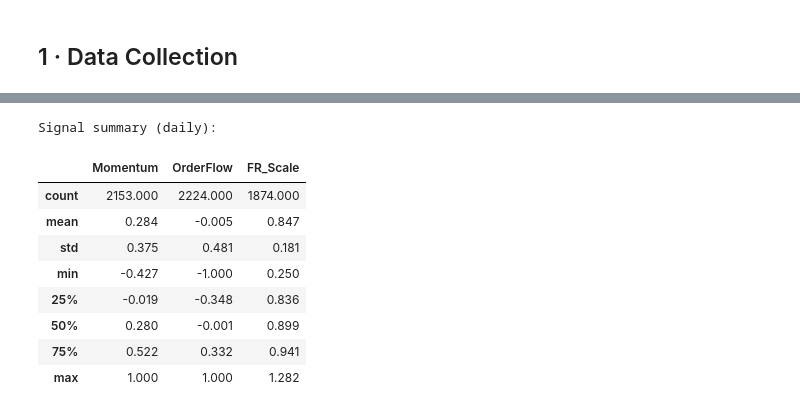
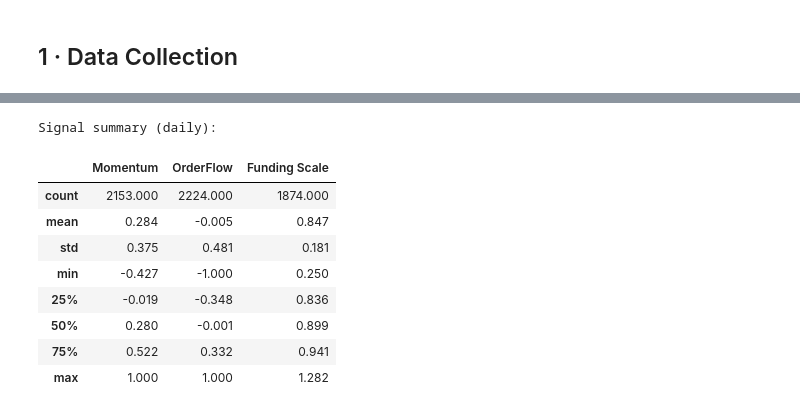
Before and after one commit to Khdeng/BTC-CTA-Strategy, a Jupyter notebook: btc_cta_strategy.ipynb, the cells around one changed output, grey strips where cells are left out. Cells and saved outputs as stored; diff of their text form; code cells hidden in the pictures.

```diff
--- a/btc_cta_strategy.ipynb
+++ b/btc_cta_strategy.ipynb
@@ -374,55 +174,45 @@ At the *daily* frequency, taker imbalance is **autocorrelated** — elevated agg
 # %%
-# ── Signal 1: Multi-Horizon Time-Series Momentum ──────────────────────────────
-# Lookbacks: 91 / 182 / 365 days = true 3M / 6M / 12M in calendar-day crypto data.
-# (Crypto trades 365d/year with no gaps, so 365 ≠ 252 equity business days.)
-# Each horizon normalised by its own path-vol so magnitudes are comparable.
+ANN = 365
+MOMENTUM_LOOKBACKS = (91, 182, 365)
+MOMENTUM_CLIP = 3.0
+FR_MULTIPLIER = 1.5                  # Converts funding rate to size scalar; higher = more sensitive to crowding
+FR_SMOOTH_WINDOW = 7
+TARGET_VOL = 0.60
+MAX_LEV = 2.0
 
-ANN = 365   # annualisation constant throughout (crypto trades every day)
-
-def sig_momentum(close, lookbacks=(91, 182, 365)):
-    dr = close.pct_change()
-    sigs = [
-        (close.pct_change(h) / (dr.rolling(h).std() * np.sqrt(h)).replace(0, np.nan)
-         ).clip(-3, 3) / 3
+def calculate_momentum(close, lookbacks=MOMENTUM_LOOKBACKS):
+    daily_ret = close.pct_change()
+    momentum_signals = [
+        (close.pct_change(h) / (daily_ret.rolling(h).std() * np.sqrt(h)).replace(0, np.nan)
+         ).clip(-MOMENTUM_CLIP, MOMENTUM_CLIP) / MOMENTUM_CLIP
         for h in lookbacks
     ]
-    return pd.concat(sigs, axis=1).mean(axis=1).rename('momentum')
+    return pd.concat(momentum_signals, axis=1).mean(axis=1).rename('momentum')
 
 
-# ── Signal 2: Funding Rate → Position Size Modifier ───────────────────────────
-# Maps the smoothed annualised funding rate to a scalar in [0.25, 1.40].
-#   FR ~= 0 (neutral)         → scale = 1.0  (no adjustment)
-#   FR > 0.5 (very elevated)  → scale = 0.25 (crowded longs, cut size)
-#   FR < -0.1 (negative)      → scale = 1.40 (crowded shorts, add size)
-# Applied AFTER combining directional signals — modulates size, not direction.
-
-def funding_size_modifier(fr, smooth_window=7, clip_lo=0.25, clip_hi=1.40):
-    fr_smooth = fr.rolling(smooth_window).mean()
-    scale = 1.0 - fr_smooth * 1.5   # fr=0 → 1.0; high fr → <1; negative → >1
+def calculate_funding_scale(fr_ann, smooth_window=FR_SMOOTH_WINDOW, clip_lo=0.25, clip_hi=1.40):
+    # Mapping: +50% funding → 0.25x size; -20% funding → 1.30x size
+    fr_smooth = fr_ann.rolling(smooth_window).mean()
+    scale = 1.0 - fr_smooth * FR_MULTIPLIER
     return scale.clip(clip_lo, clip_hi).rename('fr_scale')
 
 
-# ── Signal 3: Taker Order-Flow Imbalance ──────────────────────────────────────
-# 21-day z-score of taker buy ratio.
-# High → aggressive buyers dominate → trend-confirming (bullish).
-
-def sig_orderflow(tbr, lookback=21):
-    z = (tbr - tbr.rolling(lookback).mean()) / \
-        tbr.rolling(lookback).std().replace(0, np.nan)
-    return (z / 2).clip(-1, 1).rename('orderflow')
+def calculate_orderflow(taker_buy_ratio, lookback=21):
+    zscore = (taker_buy_ratio - taker_buy_ratio.rolling(lookback).mean()) / \
+             taker_buy_ratio.rolling(lookback).std().replace(0, np.nan)
+    return (zscore / 2).clip(-1, 1).rename('orderflow')
 
 
-close = daily['close']
-mom   = sig_momentum(close)
-ofi   = sig_orderflow(daily['taker_buy_ratio'])
-fr_sc = funding_size_modifier(fr_daily)
+momentum_signal = calculate_momentum(daily['close'])
+orderflow_signal = calculate_orderflow(daily['taker_buy_ratio'])
+funding_scale = calculate_funding_scale(fr_daily)
 
 print('Signal summary (daily):')
-pd.DataFrame({'Momentum': mom, 'OrderFlow': ofi,
-              'FR_Scale': fr_sc}).describe().round(3)
+pd.DataFrame({'Momentum': momentum_signal, 'OrderFlow': orderflow_signal,
+              'Funding Scale': funding_scale}).describe().round(3)
 # %% [output]
 Signal summary (daily):
-|  | Momentum | OrderFlow | FR_Scale |
+|  | Momentum | OrderFlow | Funding Scale |
 | count | 2153.000 | 2224.000 | 1874.000 |
 | mean | 0.284 | -0.005 | 0.847 |
 | std | 0.375 | 0.481 | 0.181 |
```
Also changed, not shown: parts of 15 cells of this notebook, 4 other files.
